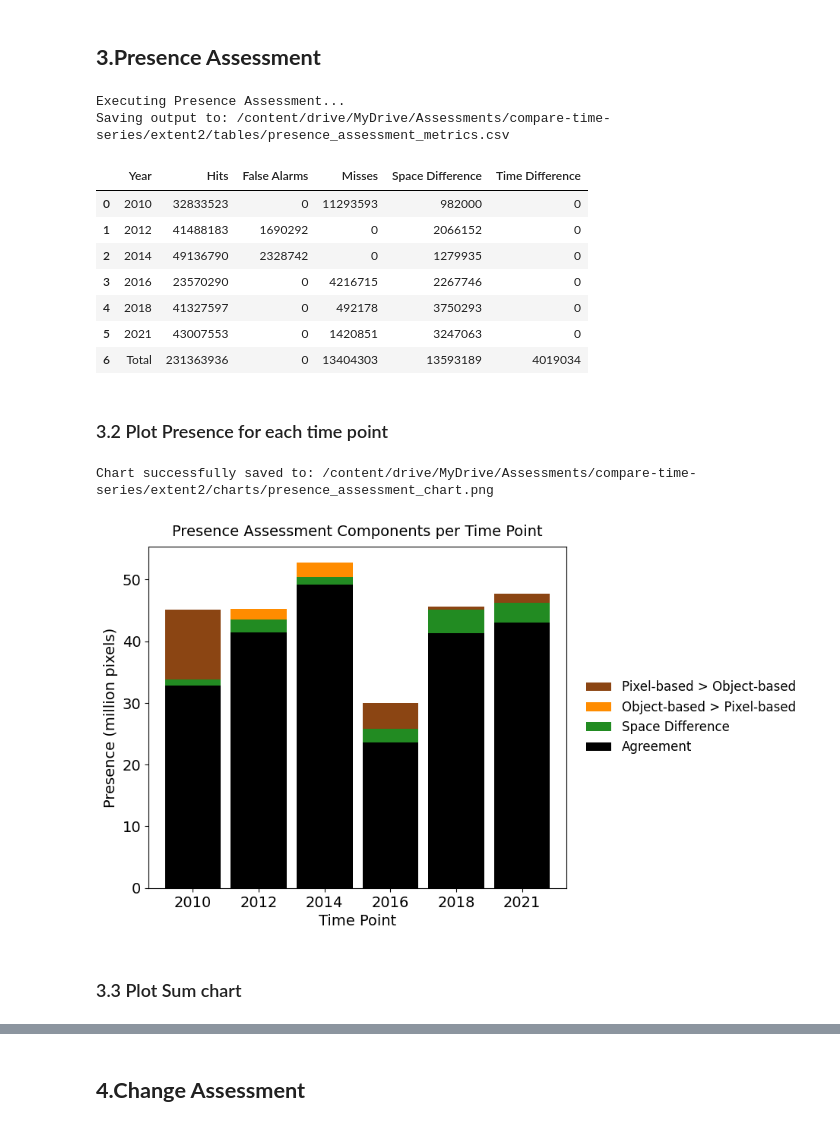
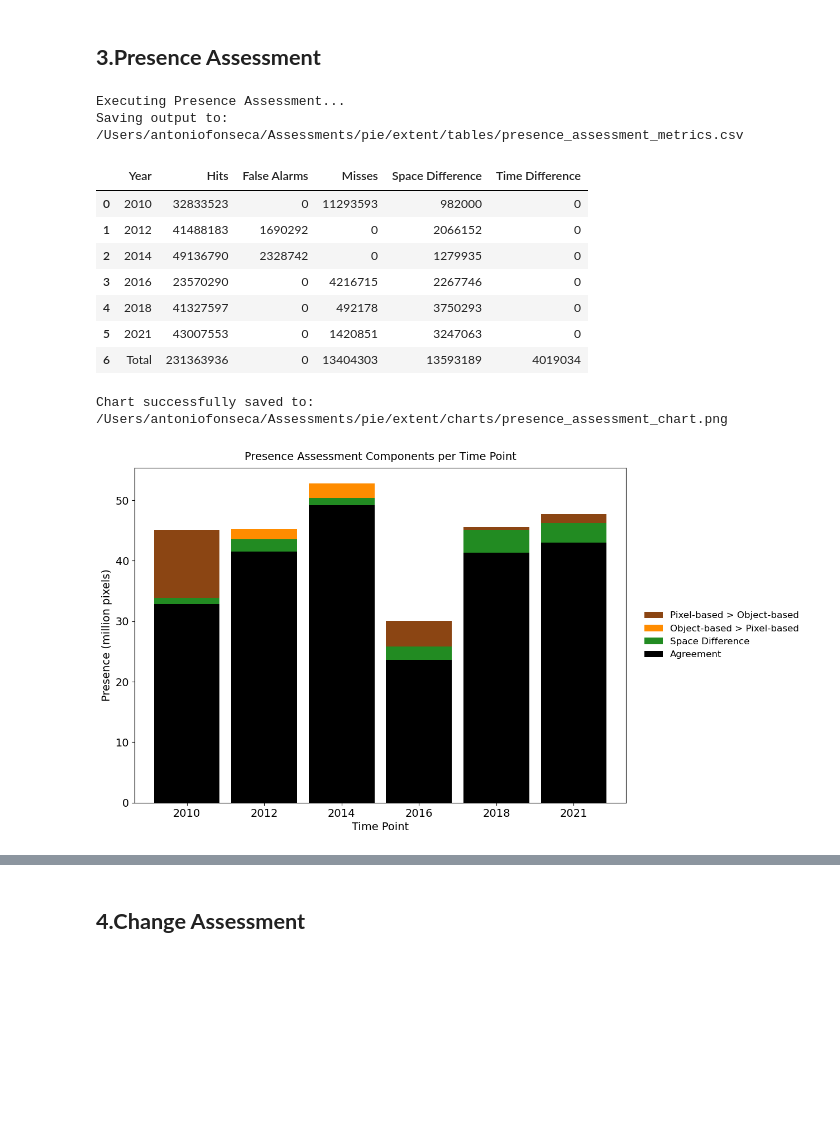
Before and after one commit to antoniovfonseca/compare-time-series, a Jupyter notebook: notebooks/comparisonTimeSeries.ipynb, the cells around one changed output, grey strips where cells are left out. Cells and saved outputs as stored; diff of their text form; code cells hidden in the pictures; blank space fills up the shorter version.

Commit message:
Fix local notebook compatibility and geospatial map plotting issues

```diff
--- a/notebooks/comparisonTimeSeries.ipynb
+++ b/notebooks/comparisonTimeSeries.ipynb
@@ -79,11 +81,11 @@ Drive already mounted at /content/drive; to attempt to forcibly remount, call dr
 # @title 2.1 Configure Your App { display-mode: "form" }
 # @markdown ### 📂 Path Settings
 # @markdown Folder containing the Time Series X raster files:
-X_FOLDER_PATH = "/content/drive/MyDrive/Dataset/pie/pixel-based/extent" #@param {type:"string"}
+X_FOLDER_PATH = "/Users/antoniofonseca/Dataset/pie/pixel_based" #@param {type:"string"}
 # @markdown Folder containing the Time Series Y raster files:
-Y_FOLDER_PATH = "/content/drive/MyDrive/Dataset/pie/object-based/extent" #@param {type:"string"}
+Y_FOLDER_PATH = "/Users/antoniofonseca/Dataset/pie/object_based" #@param {type:"string"}
 # @markdown Output folder for tables, charts, and maps:
-OUTPUT_PATH = "/content/drive/MyDrive/Assessments/compare-time-series/extent2" #@param {type:"string"}
+OUTPUT_PATH = "/Users/antoniofonseca/Assessments/pie/extent" #@param {type:"string"}
 
 # @markdown ### 🗓️ Time Range
 # @markdown Comma-separated years in chronological order:
@@ -355,7 +357,7 @@ df_presence_metrics = calculate_presence_assessment(
 display(df_presence_metrics)
 # %% [output]
 Executing Presence Assessment...
-Saving output to: /content/drive/MyDrive/Assessments/compare-time-series/extent2/tables/presence_assessment_metrics.csv
+Saving output to: /Users/antoniofonseca/Assessments/pie/extent/tables/presence_assessment_metrics.csv
 |  | Year | Hits | False Alarms | Misses | Space Difference | Time Difference |
 | 0 | 2010 | 32833523 | 0 | 11293593 | 982000 | 0 |
 | 1 | 2012 | 41488183 | 1690292 | 0 | 2066152 | 0 |
@@ -364,8 +366,6 @@ Saving output to: /content/drive/MyDrive/Assessments/compare-time-series/extent2
 | 4 | 2018 | 41327597 | 0 | 492178 | 3750293 | 0 |
 | 5 | 2021 | 43007553 | 0 | 1420851 | 3247063 | 0 |
 | 6 | Total | 231363936 | 0 | 13404303 | 13593189 | 4019034 |
-# %% [markdown]
-### 3.2 Plot Presence for each time point
 # %%
 # @title 3.2 Plotting Function
 def plot_presence_assessment(
@@ -449,7 +449,7 @@ def plot_presence_assessment(
     ]
 
     # Initialize the Figure with fixed size and margins
-    fig, ax = plt.subplots(figsize=(10, 6))
+    fig, ax = plt.subplots(figsize=(16, 8))
     fig.subplots_adjust(
         left=0.1,
         right=0.65,
@@ -530,37 +530,35 @@ def plot_presence_assessment(
         "presence_assessment_chart.png"
     )
 
     plt.savefig(
         output_file,
         dpi=300,
         format='png'
     )
 
     # Display message and the actual plot
     print(f"Chart successfully saved to: {output_file}\n")
     plt.show()
 
 # --- Execute Execution ---
 # Restoring the execution block and UI outputs
 tables_dir = os.path.join(
     output_path,
     "tables"
 )
 csv_file_path = os.path.join(
     tables_dir,
     "presence_assessment_metrics.csv"
 )
 
 # Call the function
 plot_presence_assessment(
     csv_file_path,
     output_path
 )
 # %% [output]
-Chart successfully saved to: /content/drive/MyDrive/Assessments/compare-time-series/extent2/charts/presence_assessment_chart.png
+Chart successfully saved to: /Users/antoniofonseca/Assessments/pie/extent/charts/presence_assessment_chart.png
-[figure, old version]
+[figure, new version]
-# %% [markdown]
-### 3.3 Plot Sum chart
 # %%
 # @title 3.3 Sum Chart Function
 def plot_sum_chart(
```
Also changed, not shown: parts of 20 cells of this notebook.
